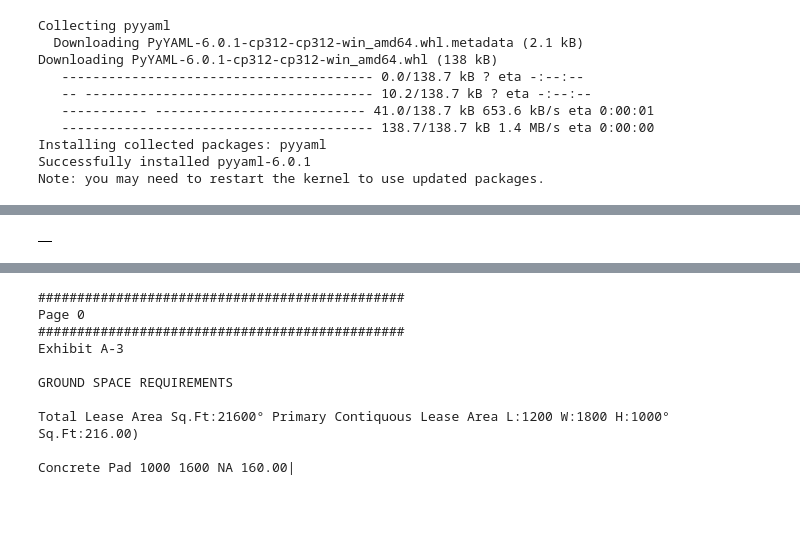
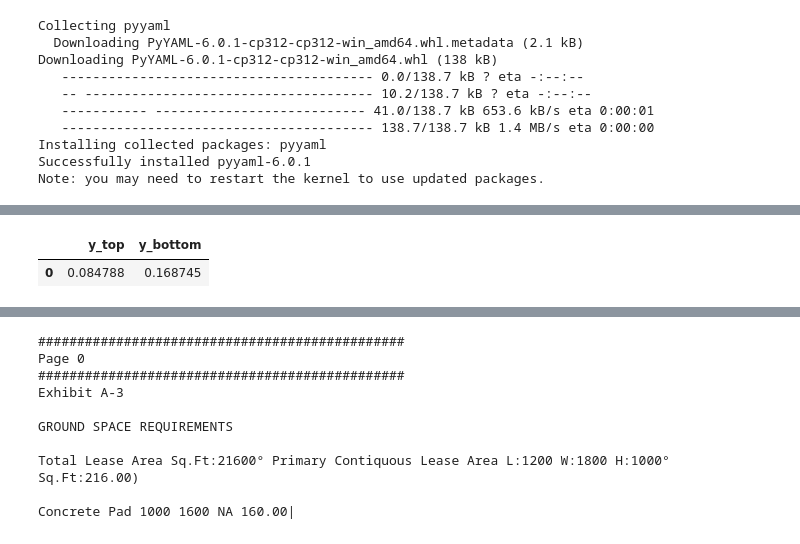
Before and after one commit to daltondm/OCR_for_telecommunications_quality_assurance, a Jupyter notebook: testing_pdf_extraction_tools.ipynb, the cells around one changed output, grey strips where cells are left out. Saved outputs shown, nothing was run; the diff lists cells and outputs as text; code cells hidden in the pictures; blank space fills up the shorter version.

Commit message:
more testing of mining OCR text

```diff
--- a/testing_pdf_extraction_tools.ipynb
+++ b/testing_pdf_extraction_tools.ipynb
@@ -201,8 +200,5 @@ class exhibit_data(pdf_data):
                         get_next_line = False
 # %%
 pdf_path = Path('amendments/Old_Exhibit_Redacted_OCR_new.pdf')
+original_pdf_path = Path('amendments/Old_Exhibit_Redacted.pdf')
 config_path = Path(r'C:\Users\Dalton\Documents\personal_records\apex_consulting\materials_and_amendments_OCR\configs\atc_config.yaml')
-
-old_exhibit = exhibit_data(pdf_path, config_path)
-old_exhibit.get_text_containers()
-old_exhibit.get_section_bounds()
@@ -212,0 +235,6 @@ AttributeError: 'exhibit_data' object has no attribute 'text_containers'
+# %%
+
+old_exhibit = exhibit_data(original_pdf_path, config_path)
+old_exhibit.get_text_containers()
+old_exhibit.get_section_bounds()
+old_exhibit.store_section_data('equipment specifications')
@@ -213,7 +260,8 @@ AttributeError: 'exhibit_data' object has no attribute 'text_containers'
 # %%
-old_exhibit.sections['equipment specifications']['bounds']
+old_exhibit.sections['ground space requirements']['bounds']
 # %% [output]
-|  |
+|  | y_top | y_bottom |
+| 0 | 0.084788 | 0.168745 |
 # %%
 old_exhibit.text_df
 # %% [output]
```
Also changed, not shown: parts of 10 cells of this notebook.
